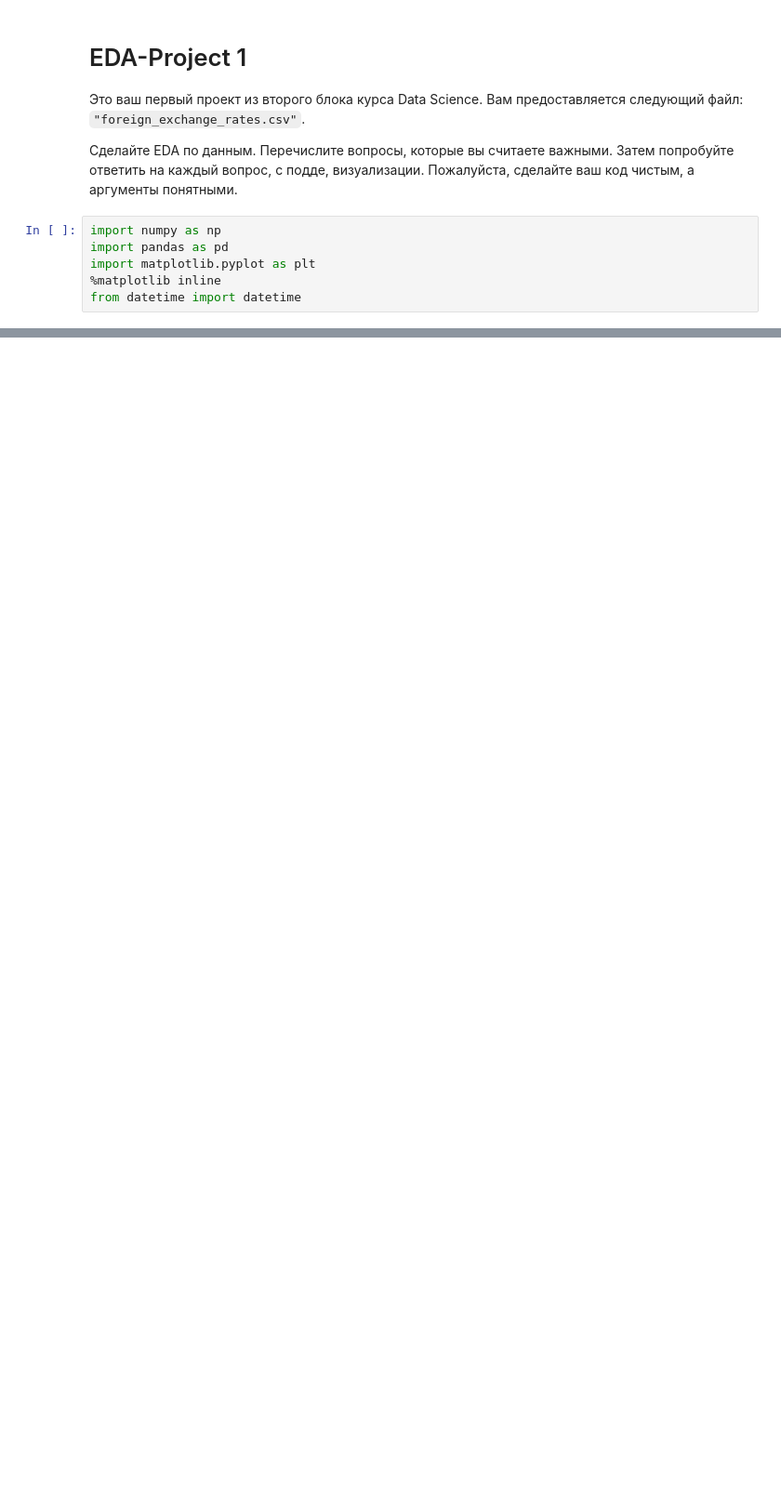
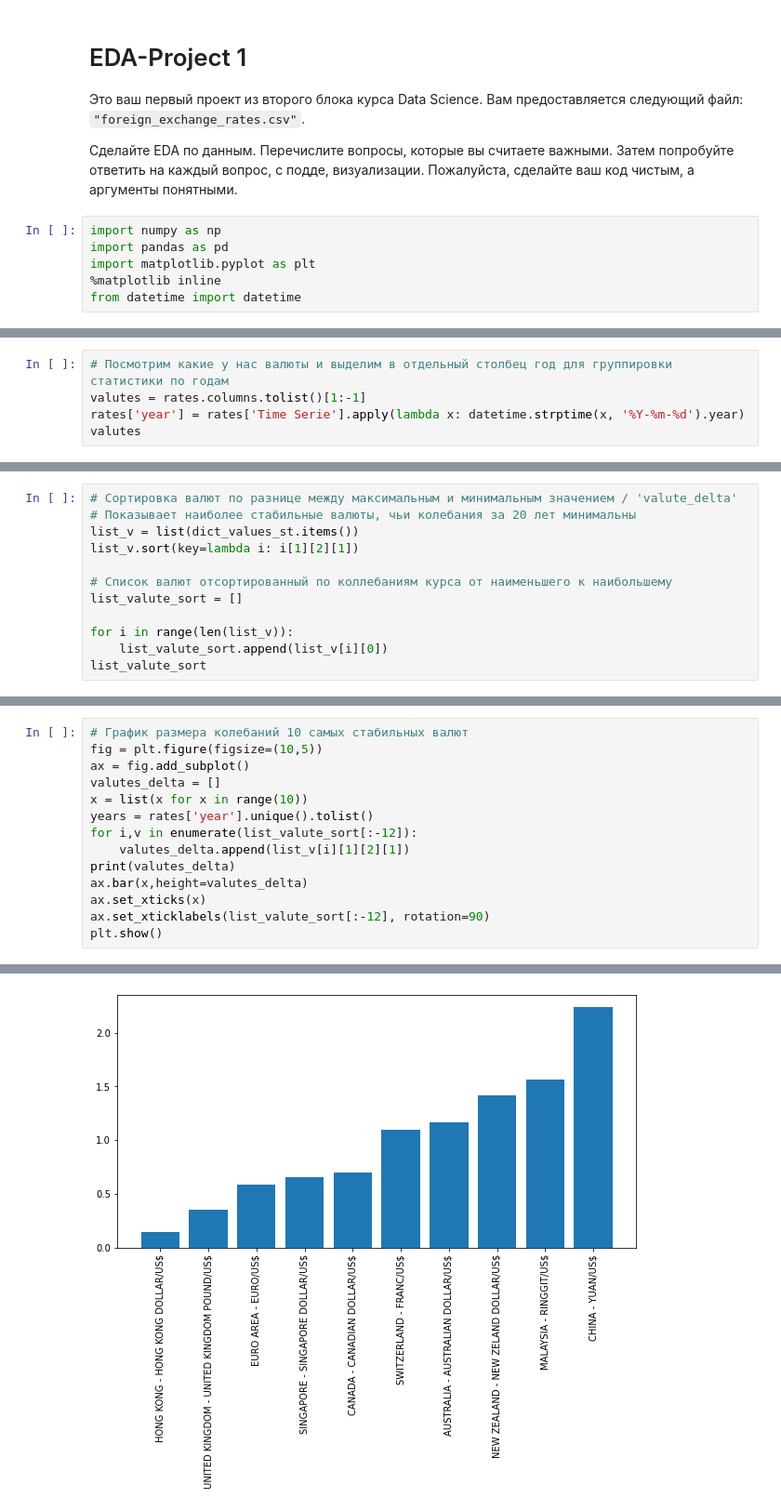
Before and after one commit to Nutamy/mitapp, a Jupyter notebook: eda-project-1.ipynb, the cells around one changed output, grey strips where cells are left out. Shown: that part at 93% size. Drawn from its saved outputs; the diff is of its cells as text; blank space fills up the shorter version.

```diff
--- a/eda-project-1.ipynb
+++ b/eda-project-1.ipynb
@@ -85,0 +28,5 @@ pound.head()
+# %%
+# Посмотрим какие у нас валюты и выделим в отдельный столбец год для группировки статистики по годам
+valutes = rates.columns.tolist()[1:-1]
+rates['year'] = rates['Time Serie'].apply(lambda x: datetime.strptime(x, '%Y-%m-%d').year)
+valutes
@@ -85,0 +91,12 @@ pound.head()
+# %%
+# Сортировка валют по разнице между максимальным и минимальным значением / 'valute_delta'
+# Показывает наиболее стабильные валюты, чьи колебания за 20 лет минимальны
+list_v = list(dict_values_st.items())
+list_v.sort(key=lambda i: i[1][2][1])
+
+# Список валют отсортированный по коллебаниям курса от наименьшего к наибольшему
+list_valute_sort = []
+
+for i in range(len(list_v)):
+    list_valute_sort.append(list_v[i][0])
+list_valute_sort
@@ -85,0 +142,15 @@ pound.head()
+# %%
+# График размера колебаний 10 самых стабильных валют
+fig = plt.figure(figsize=(10,5))
+ax = fig.add_subplot()
+valutes_delta = []
+x = list(x for x in range(10))
+years = rates['year'].unique().tolist()
+for i,v in enumerate(list_valute_sort[:-12]):
+    valutes_delta.append(list_v[i][1][2][1])
+print(valutes_delta)
+ax.bar(x,height=valutes_delta)
+ax.set_xticks(x)
+ax.set_xticklabels(list_valute_sort[:-12], rotation=90)
+plt.show()
+# %% [output]
@@ -86,3 +158,4 @@ pound.head()
+[figure, added]
 # %%
 def boxplot_years(data, currency):
     cur_data = data[['Time Serie', currency]]
```
Also changed, not shown: parts of 19 cells of this notebook.
